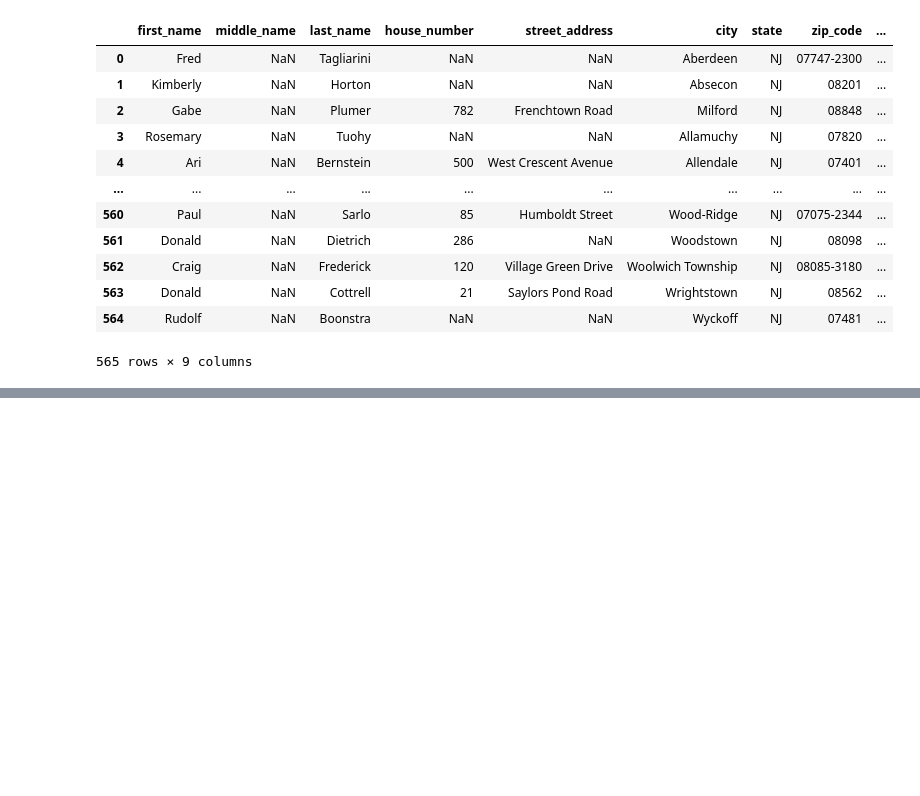
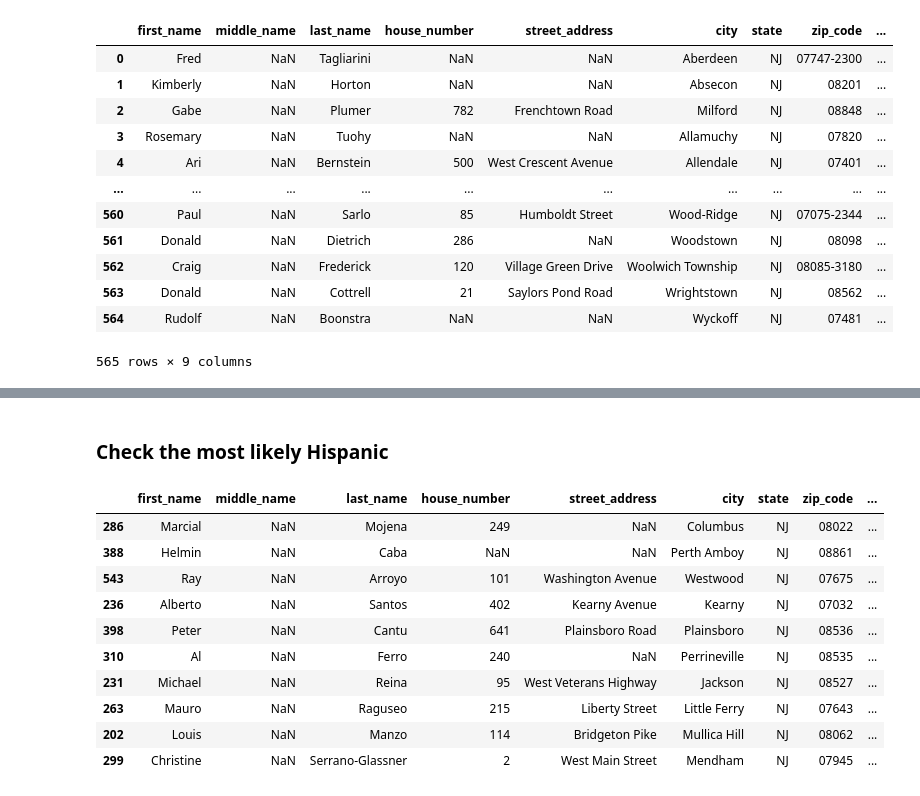
Before and after one commit to zestai/zrp, a Jupyter notebook: examples/ZRP-User-Guide.ipynb, the cells around one changed output, grey strips where cells are left out. Drawn from its saved outputs; the diff is of its cells as text; code cells hidden in the pictures; blank space fills up the shorter version.

```diff
--- a/examples/ZRP-User-Guide.ipynb
+++ b/examples/ZRP-User-Guide.ipynb
@@ -157,0 +160,4 @@ output
+# %%
+zrp_output['ZEST_KEY'] = zrp_output.index.astype(str)
+joined = pd.merge(left=zrp_sample, right=zrp_output, how='left', left_on='ZEST_KEY', right_on='ZEST_KEY')
+joined
@@ -157,0 +178,16 @@ output
+# %% [markdown]
+### Check the most likely Hispanic
+# %%
+joined.nlargest(10, "HISPANIC")
+# %% [output]
+|  | first_name | middle_name | last_name | house_number | street_address | city | state | zip_code | ... |
+| 286 | Marcial | NaN | Mojena | 249 | NaN | Columbus | NJ | 08022 | ... |
+| 388 | Helmin | NaN | Caba | NaN | NaN | Perth Amboy | NJ | 08861 | ... |
+| 543 | Ray | NaN | Arroyo | 101 | Washington Avenue | Westwood | NJ | 07675 | ... |
+| 236 | Alberto | NaN | Santos | 402 | Kearny Avenue | Kearny | NJ | 07032 | ... |
+| 398 | Peter | NaN | Cantu | 641 | Plainsboro Road | Plainsboro | NJ | 08536 | ... |
+| 310 | Al | NaN | Ferro | 240 | NaN | Perrineville | NJ | 08535 | ... |
+| 231 | Michael | NaN | Reina | 95 | West Veterans Highway | Jackson | NJ | 08527 | ... |
+| 263 | Mauro | NaN | Raguseo | 215 | Liberty Street | Little Ferry | NJ | 07643 | ... |
+| 202 | Louis | NaN | Manzo | 114 | Bridgeton Pike | Mullica Hill | NJ | 08062 | ... |
+| 299 | Christine | NaN | Serrano-Glassner | 2 | West Main Street | Mendham | NJ | 07945 | ... |
```
Also changed, not shown: parts of 11 cells of this notebook, 1 other file.
